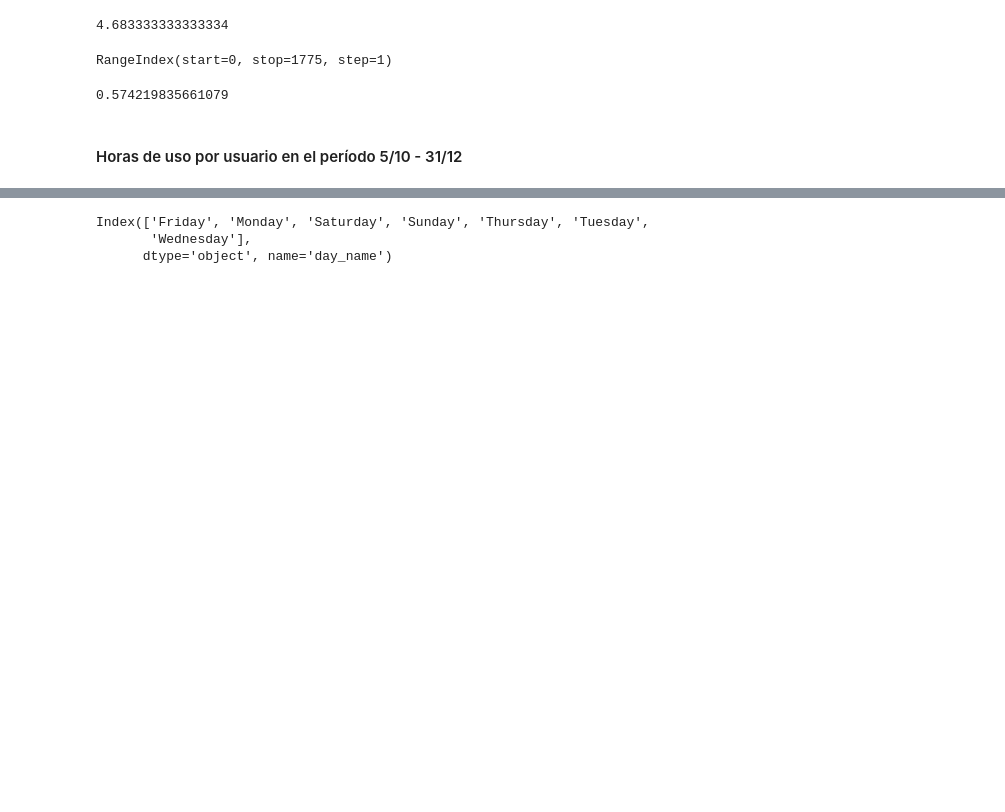
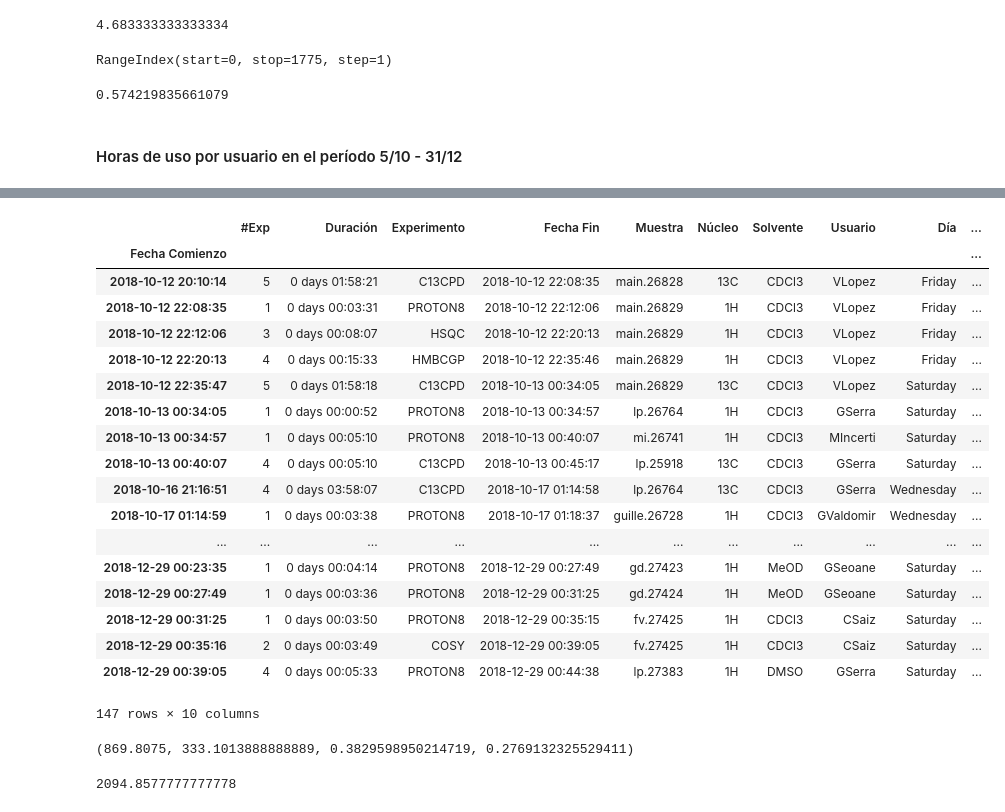
Before and after one commit to gonzhd/nmr_usage, a Jupyter notebook: NMR usage.ipynb, the cells around one changed output, grey strips where cells are left out. Saved outputs shown, nothing was run; the diff lists cells and outputs as text; code cells hidden in the pictures; blank space fills up the shorter version.

```diff
--- a/NMR usage.ipynb
+++ b/NMR usage.ipynb
@@ -164,3 +176,12 @@ top3 = horas.head(3).sum()/(totuse18/np.timedelta64(1, 'h'))*100
 # day of week vs time vbar
 u18i = use2018.set_index('Fecha Comienzo')
 u18i.resample('D')
+
+daily = u18i['Duración'].resample('D')
+tot_daily = daily.sum()
+#tot_daily
+
+week_days = ['Monday','Tuesday','Wednesday','Thursday','Friday','Saturday','Sunday']
+u18i['day_name'] = u18i['Fecha Fin'].dt.day_name()
+u18i['day_name'] = pd.Categorical(u18i['day_name'],
+                                  categories=week_days)
@@ -224,7 +252,3 @@ show(p)
 [interactive output not drawn]
 # %%
 daily_use.index
-# %% [output]
-Index(['Friday', 'Monday', 'Saturday', 'Sunday', 'Thursday', 'Tuesday',
-       'Wednesday'],
-      dtype='object', name='day_name')
@@ -230,0 +258,22 @@ Index(['Friday', 'Monday', 'Saturday', 'Sunday', 'Thursday', 'Tuesday',
+# %%
+u18i.between_time('20:00','08:00')
+# %% [output]
+|  | #Exp | Duración | Experimento | Fecha Fin | Muestra | Núcleo | Solvente | Usuario | Día | ... |
+| Fecha Comienzo |  |  |  |  |  |  |  |  |  | ... |
+| 2018-10-12 20:10:14 | 5 | 0 days 01:58:21 | C13CPD | 2018-10-12 22:08:35 | main.26828 | 13C | CDCl3 | VLopez | Friday | ... |
+| 2018-10-12 22:08:35 | 1 | 0 days 00:03:31 | PROTON8 | 2018-10-12 22:12:06 | main.26829 | 1H | CDCl3 | VLopez | Friday | ... |
+| 2018-10-12 22:12:06 | 3 | 0 days 00:08:07 | HSQC | 2018-10-12 22:20:13 | main.26829 | 1H | CDCl3 | VLopez | Friday | ... |
+| 2018-10-12 22:20:13 | 4 | 0 days 00:15:33 | HMBCGP | 2018-10-12 22:35:46 | main.26829 | 1H | CDCl3 | VLopez | Friday | ... |
+| 2018-10-12 22:35:47 | 5 | 0 days 01:58:18 | C13CPD | 2018-10-13 00:34:05 | main.26829 | 13C | CDCl3 | VLopez | Saturday | ... |
+| 2018-10-13 00:34:05 | 1 | 0 days 00:00:52 | PROTON8 | 2018-10-13 00:34:57 | lp.26764 | 1H | CDCl3 | GSerra | Saturday | ... |
+| 2018-10-13 00:34:57 | 1 | 0 days 00:05:10 | PROTON8 | 2018-10-13 00:40:07 | mi.26741 | 1H | CDCl3 | MIncerti | Saturday | ... |
+| 2018-10-13 00:40:07 | 4 | 0 days 00:05:10 | C13CPD | 2018-10-13 00:45:17 | lp.25918 | 13C | CDCl3 | GSerra | Saturday | ... |
+| 2018-10-16 21:16:51 | 4 | 0 days 03:58:07 | C13CPD | 2018-10-17 01:14:58 | lp.26764 | 13C | CDCl3 | GSerra | Wednesday | ... |
+| 2018-10-17 01:14:59 | 1 | 0 days 00:03:38 | PROTON8 | 2018-10-17 01:18:37 | guille.26728 | 1H | CDCl3 | GValdomir | Wednesday | ... |
+| ... | ... | ... | ... | ... | ... | ... | ... | ... | ... | ... |
+| 2018-12-29 00:23:35 | 1 | 0 days 00:04:14 | PROTON8 | 2018-12-29 00:27:49 | gd.27423 | 1H | MeOD | GSeoane | Saturday | ... |
+| 2018-12-29 00:27:49 | 1 | 0 days 00:03:36 | PROTON8 | 2018-12-29 00:31:25 | gd.27424 | 1H | MeOD | GSeoane | Saturday | ... |
+| 2018-12-29 00:31:25 | 1 | 0 days 00:03:50 | PROTON8 | 2018-12-29 00:35:15 | fv.27425 | 1H | CDCl3 | CSaiz | Saturday | ... |
+| 2018-12-29 00:35:16 | 2 | 0 days 00:03:49 | COSY | 2018-12-29 00:39:05 | fv.27425 | 1H | CDCl3 | CSaiz | Saturday | ... |
+| 2018-12-29 00:39:05 | 4 | 0 days 00:05:33 | PROTON8 | 2018-12-29 00:44:38 | lp.27383 | 1H | DMSO | GSerra | Saturday | ... |
+147 rows × 10 columns
@@ -230,0 +283,4 @@ Index(['Friday', 'Monday', 'Saturday', 'Sunday', 'Thursday', 'Tuesday',
+# %%
+tot_day_time_use, tot_night_time_use, tot_night_time_use/tot_day_time_use, tot_night_time_use/(tot_day_time_use + tot_night_time_use)
+# %% [output]
+(869.8075, 333.1013888888889, 0.3829598950214719, 0.2769132325529411)
@@ -230,0 +291,4 @@ Index(['Friday', 'Monday', 'Saturday', 'Sunday', 'Thursday', 'Tuesday',
+# %%
+totime18 / HOUR
+# %% [output]
+2094.8577777777778
```
Also changed, not shown: parts of 17 cells of this notebook.
